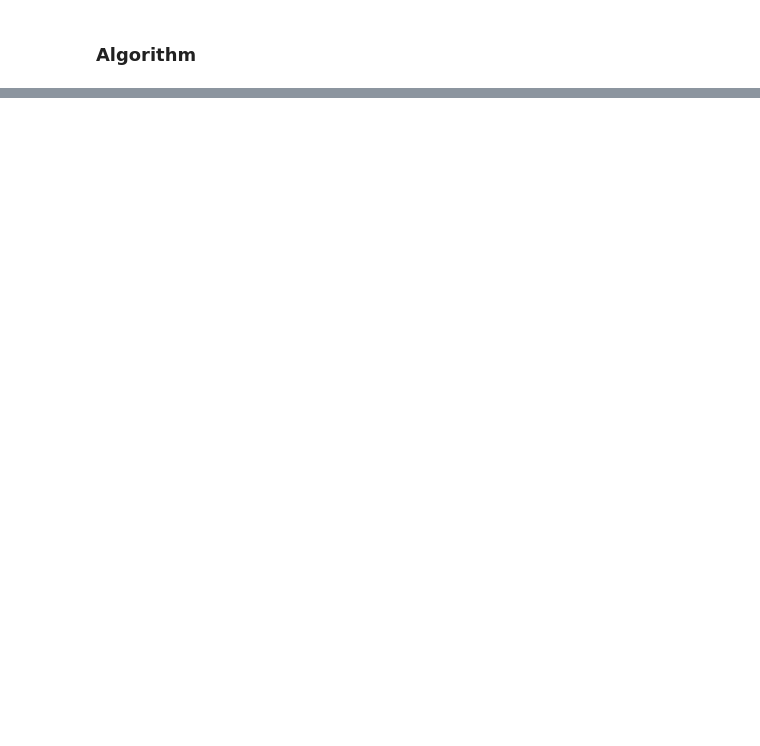
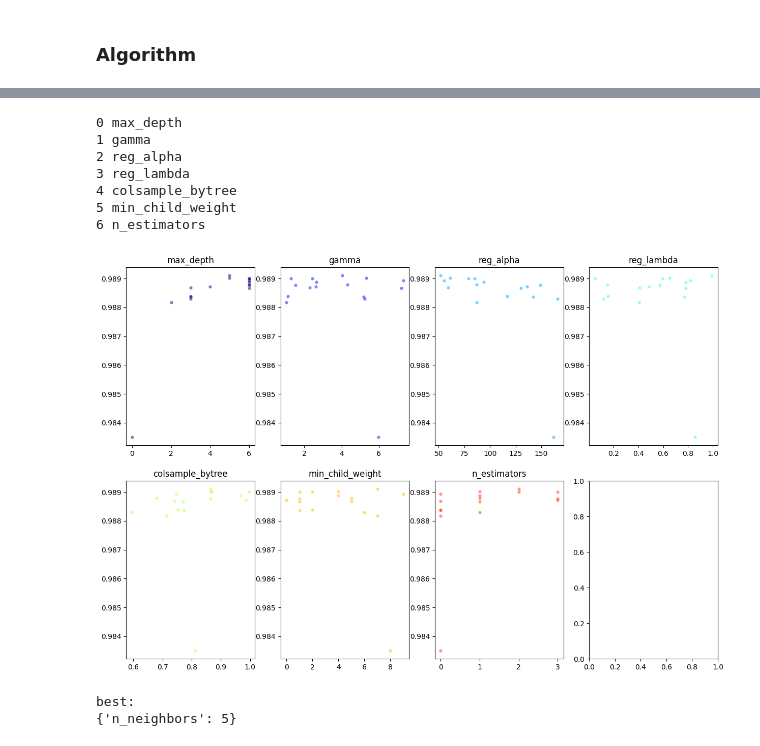
Before and after one commit to sandraaahuang/NIDS-netflowLog, a Jupyter notebook: ml/train_machine_learning_methods.ipynb, the cells around one changed output, grey strips where cells are left out. Saved outputs shown, nothing was run; the diff lists cells and outputs as text; code cells hidden in the pictures; blank space fills up the shorter version.

```diff
--- a/ml/train_machine_learning_methods.ipynb
+++ b/ml/train_machine_learning_methods.ipynb
@@ -418,0 +533,30 @@ data_test_2017_original_resample.to_csv('data_test_2017_resample.csv')
+# %%
+def hyperopt_train_test(params):
+    clf = xgb.XGBClassifier(**params)
+    return cross_val_score(clf, X_train, y_train).mean()
+
+space4xgb = {
+    'max_depth': hp.choice("max_depth", range(3, 10)),
+    'gamma': hp.uniform ('gamma', 1,9),
+    'reg_alpha' : hp.quniform('reg_alpha', 40,180,1),
+    'reg_lambda' : hp.uniform('reg_lambda', 0,1),
+    'colsample_bytree' : hp.uniform('colsample_bytree', 0.5,1),
+    'min_child_weight' : hp.quniform('min_child_weight', 0, 10, 1),
+    'n_estimators': hp.choice('n_estimators', [25, 50, 100, 150])
+}
+
+best = 0
+
+def f(params):
+    global best
+    acc = hyperopt_train_test(params)
+    if acc > best:
+      best = acc
+      print('new best:', best, params)
+    return {'loss': -acc, 'status': STATUS_OK}
+
+trials = Trials()
+best_param_xgb = fmin(f, space4xgb, algo=tpe.suggest, max_evals=16, trials=trials)
+
+print('best:')
+print(best_param_xgb)
@@ -418,0 +575,38 @@ data_test_2017_original_resample.to_csv('data_test_2017_resample.csv')
+# %%
+parameters = ['max_depth', 'gamma', 'reg_alpha', 'reg_lambda', 'colsample_bytree', 'min_child_weight', 'n_estimators']
+f, axes = plt.subplots(nrows=2, ncols=4, figsize=(15,10))
+cmap = plt.cm.jet
+for i, val in enumerate(parameters):
+    print(i, val)
+    xs = np.array([t['misc']['vals'][val] for t in trials.trials]).ravel()
+    ys = [-t['result']['loss'] for t in trials.trials]
+    xs, ys = zip(*sorted(zip(xs, ys)))
+    ys = np.array(ys)
+    axes[int(i/4), int(i%4)].scatter(xs, ys, s=20, linewidth=0.01, alpha=0.5, c=cmap(float(i)/len(parameters)))
+    axes[int(i/4), int(i%4)].set_title(val)
+# %% [output]
+0 max_depth
+1 gamma
+2 reg_alpha
+3 reg_lambda
+4 colsample_bytree
+5 min_child_weight
+6 n_estimators
+[figure, added]
+# %%
+def hyperopt_train_test(params):
+    clf = KNeighborsClassifier(**params)
+    return cross_val_score(clf, X_train, y_train).mean()
+space4knn = {
+    'n_neighbors': hp.choice('n_neighbors', range(3,30))
+}
+def f(params):
+    acc = hyperopt_train_test(params)
+    return {'loss': -acc, 'status': STATUS_OK}
+trials = Trials()
+best_param_knn = fmin(f, space4knn, algo=tpe.suggest, max_evals=16, trials=trials)
+print('best:')
+print(best_param_knn)
+# %% [output]
+best:
+{'n_neighbors': 5}
```
Also changed, not shown: parts of 137 cells of this notebook.
